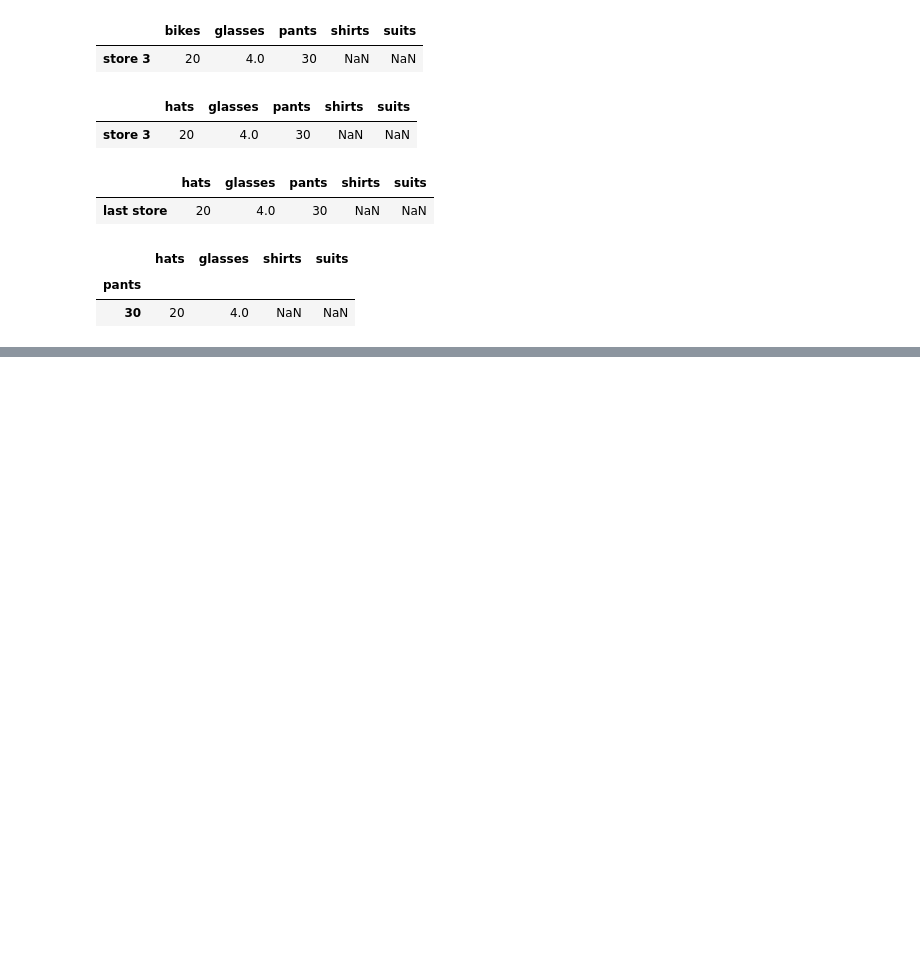
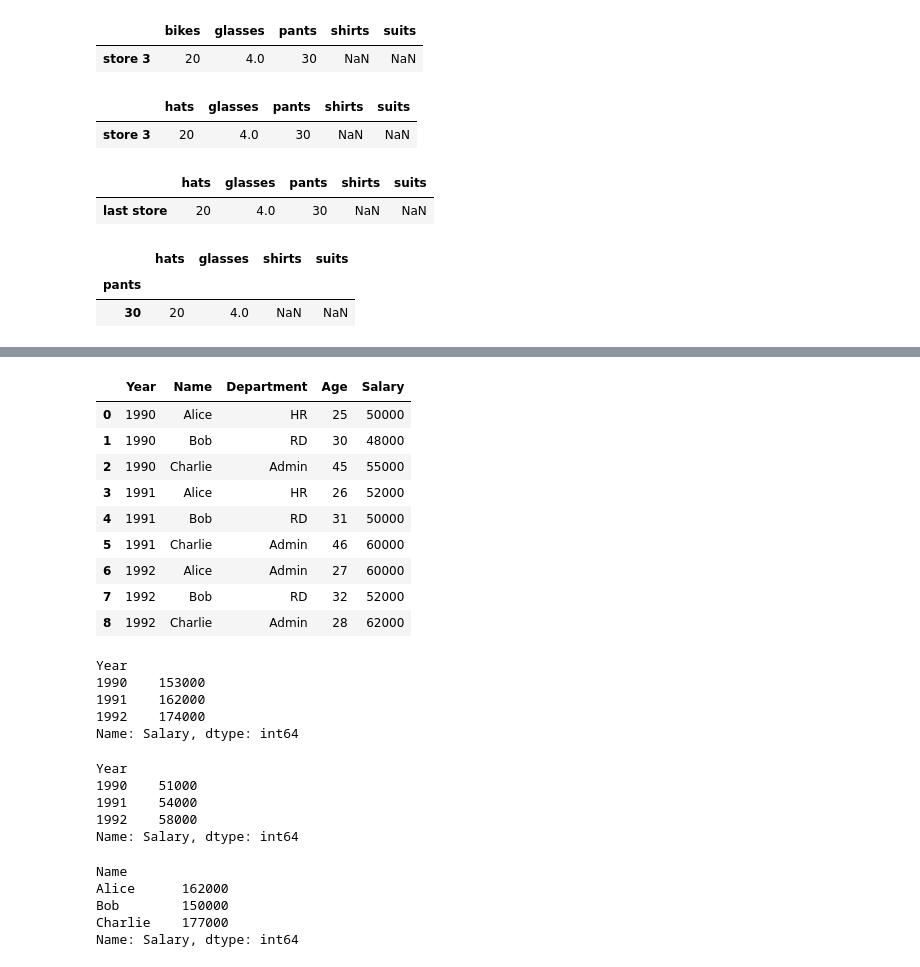
Before and after one commit to zhecho/AIPND, a Jupyter notebook: Notes/Pandas_Notes.ipynb, the cells around one changed output, grey strips where cells are left out. Saved outputs shown, nothing was run; the diff lists cells and outputs as text; code cells hidden in the pictures; blank space fills up the shorter version.

```diff
--- a/Notes/Pandas_Notes.ipynb
+++ b/Notes/Pandas_Notes.ipynb
@@ -617,0 +963,41 @@ store_items
+# %%
+data = pd.read_csv('./fake_company.csv')
+data
+# %% [output]
+|  | Year | Name | Department | Age | Salary |
+| 0 | 1990 | Alice | HR | 25 | 50000 |
+| 1 | 1990 | Bob | RD | 30 | 48000 |
+| 2 | 1990 | Charlie | Admin | 45 | 55000 |
+| 3 | 1991 | Alice | HR | 26 | 52000 |
+| 4 | 1991 | Bob | RD | 31 | 50000 |
+| 5 | 1991 | Charlie | Admin | 46 | 60000 |
+| 6 | 1992 | Alice | Admin | 27 | 60000 |
+| 7 | 1992 | Bob | RD | 32 | 52000 |
+| 8 | 1992 | Charlie | Admin | 28 | 62000 |
+# %%
+# We display the total amount of money spent in salaries each year
+data.groupby(['Year'])['Salary'].sum()
+# %% [output]
+Year
+1990    153000
+1991    162000
+1992    174000
+Name: Salary, dtype: int64
+# %%
+# We display the average salary per year
+data.groupby(['Year'])['Salary'].mean()
+# %% [output]
+Year
+1990    51000
+1991    54000
+1992    58000
+Name: Salary, dtype: int64
+# %%
+# We display the total salary each employee received in all the years they worked for the company
+data.groupby(['Name'])['Salary'].sum()
+# %% [output]
+Name
+Alice      162000
+Bob        150000
+Charlie    177000
+Name: Salary, dtype: int64
```
Also changed, not shown: parts of 35 cells of this notebook, 2 other files.
